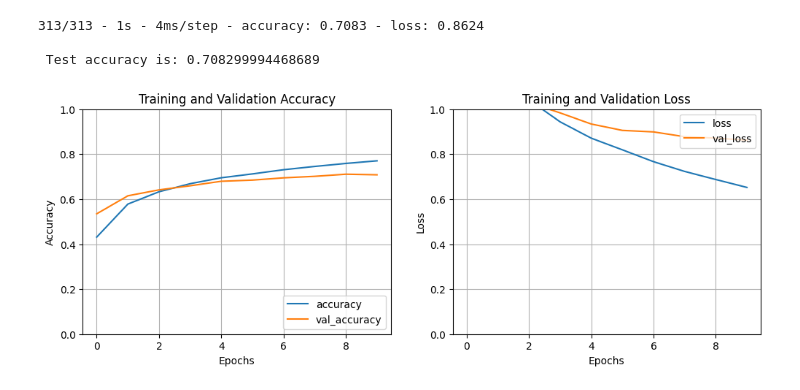
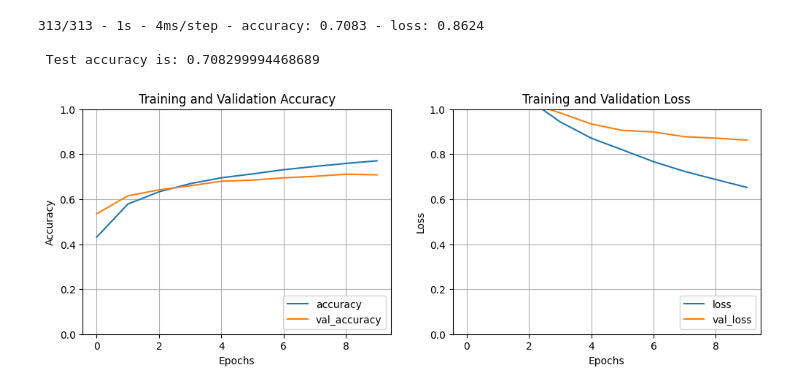
Before and after one commit to rifah07/CNN_Only, a Jupyter notebook: Udemy/CNN-Image-Classification.ipynb, the cells around one changed output. Cells and saved outputs as stored; diff of their text form; code cells hidden in the pictures.

Commit message:
graph updated

```diff
--- a/Udemy/CNN-Image-Classification.ipynb
+++ b/Udemy/CNN-Image-Classification.ipynb
@@ -121,25 +121,25 @@ print(f'\n Test accuracy is: {test_acc}')
 # %%
 # Step 11: Plotting the training and validation accuracy and loss values.
 plt.figure(figsize=(12,4))
 plt.subplot(1,2,1)
 plt.plot(trained_model.history['accuracy'], label='accuracy')
 plt.plot(trained_model.history['val_accuracy'], label='val_accuracy')
 plt.xlabel('Epochs')
 plt.ylabel('Accuracy')
 plt.ylim([0,1])
 plt.legend(loc='lower right')
 plt.title('Training and Validation Accuracy')
 plt.grid()
 
 plt.subplot(1,2,2)
 plt.plot(trained_model.history['loss'], label='loss')
 plt.plot(trained_model.history['val_loss'], label='val_loss')
 plt.xlabel('Epochs')
 plt.ylabel('Loss')
 plt.ylim([0,1])
-plt.legend(loc='upper right')
+plt.legend(loc='lower right')
 plt.title('Training and Validation Loss')
 plt.grid()
 plt.show()
 # %% [output]
-[figure, old version]
+[figure, new version]
```
